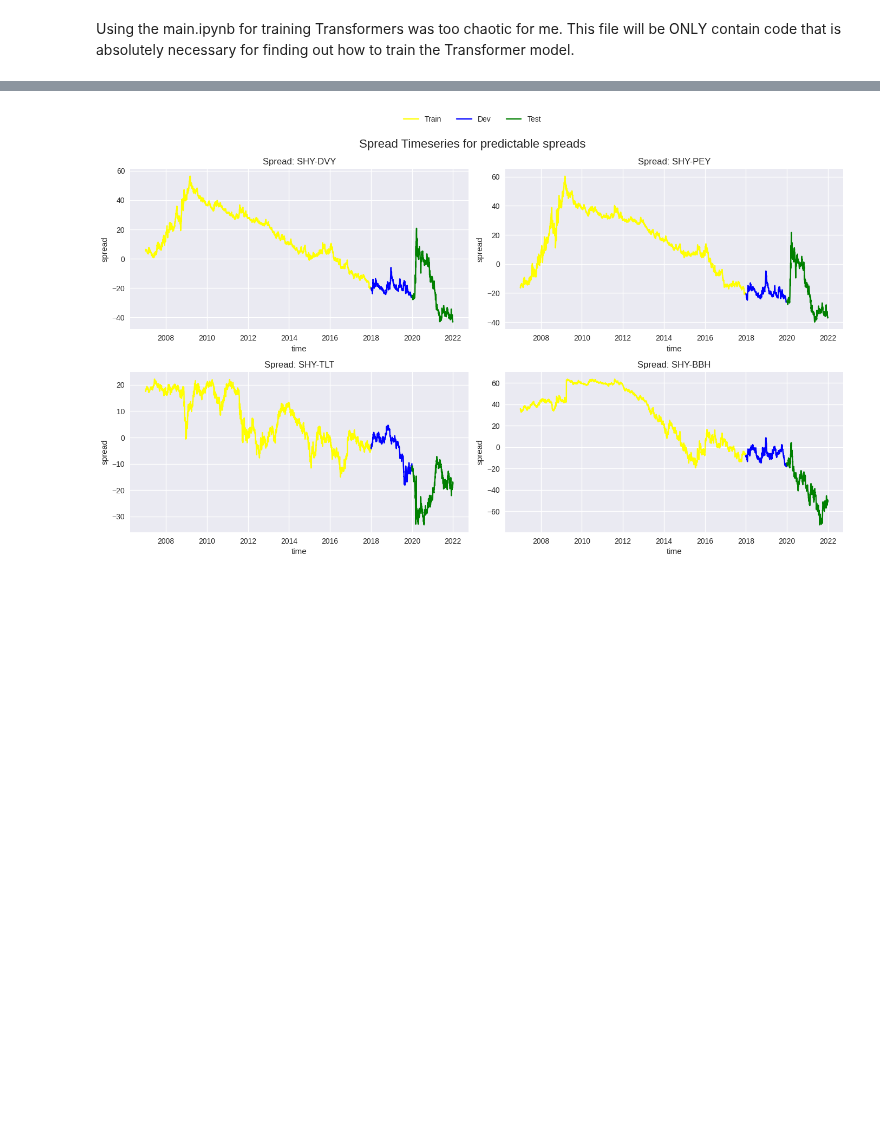
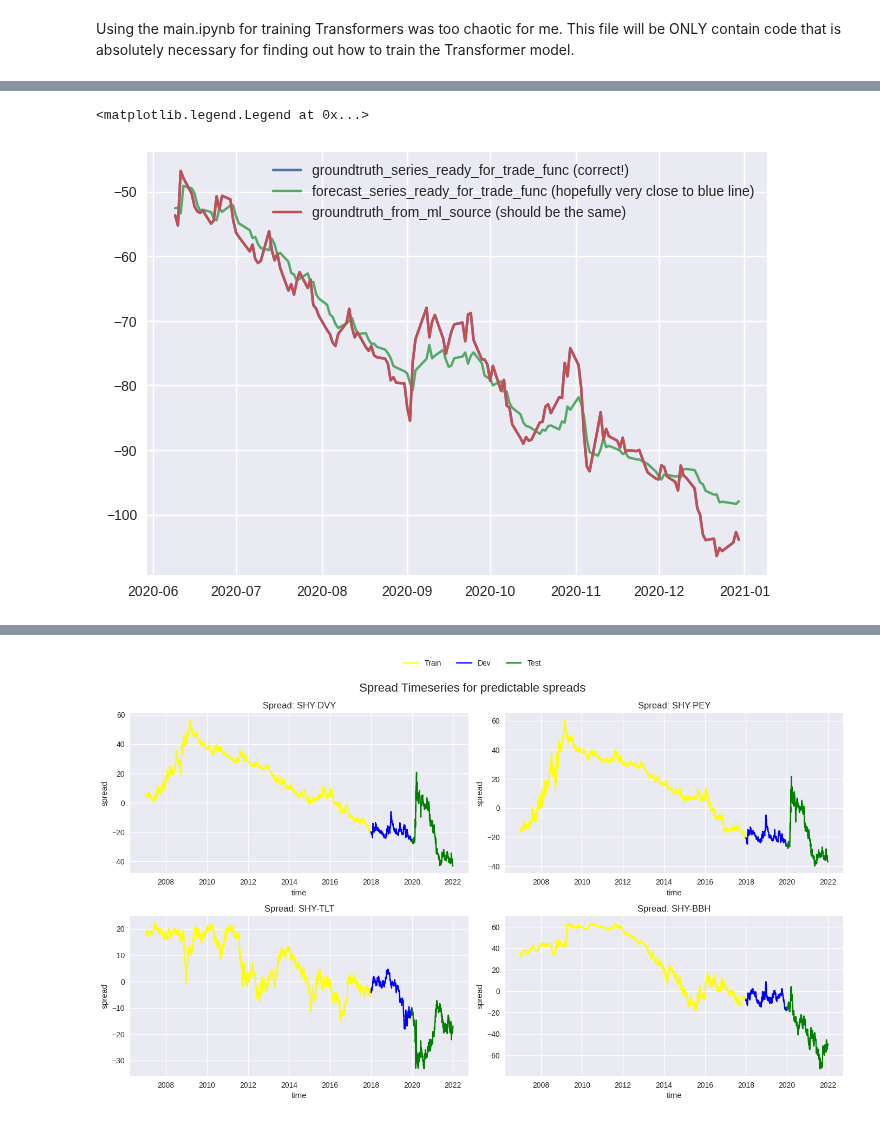
Before and after one commit to maviddoerdijk/bsc-thesis, a Jupyter notebook: exp/train_transformer.ipynb, the cells around one changed output, grey strips where cells are left out. Drawn from its saved outputs; the diff is of its cells as text; code cells hidden in the pictures; blank space fills up the shorter version.

Commit message:
Transformer workflow ready for new run

```diff
--- a/exp/train_transformer.ipynb
+++ b/exp/train_transformer.ipynb
@@ -547,0 +941,21 @@ Plot filenames: {'yoy_returns': 'data_2007_01_01_2021_12_31_4416cb3b_plot_thresh
+# %%
+# check whether forecast_test_shortened_series is really the form we'd want it to be
+groundtruth_series_ready_for_trade_func = test_multivariate['Spread_Close'].iloc[look_back:]
+forecast_series_ready_for_trade_func = pd.Series(
+    y_hat.squeeze(),
+    index=test_multivariate.index[look_back:]
+)
+groundtruth_from_ml_source = pd.Series(
+    y_true.squeeze(),
+    index=test_multivariate.index[look_back:]
+)
+
+
+# prediction_series_ready_for_trade_func = ...
+plt.plot(groundtruth_series_ready_for_trade_func, label="groundtruth_series_ready_for_trade_func (correct!)") # This is the actual ground truth - the version of forecast_test_shortened should be as close to this as possible
+plt.plot(forecast_series_ready_for_trade_func, label="forecast_series_ready_for_trade_func (hopefully very close to blue line)")
+plt.plot(groundtruth_from_ml_source, label="groundtruth_from_ml_source (should be the same)")
+plt.legend()
+# %% [output]
+<matplotlib.legend.Legend at 0x...>
+[figure, added]
```
Also changed, not shown: parts of 10 cells of this notebook.
